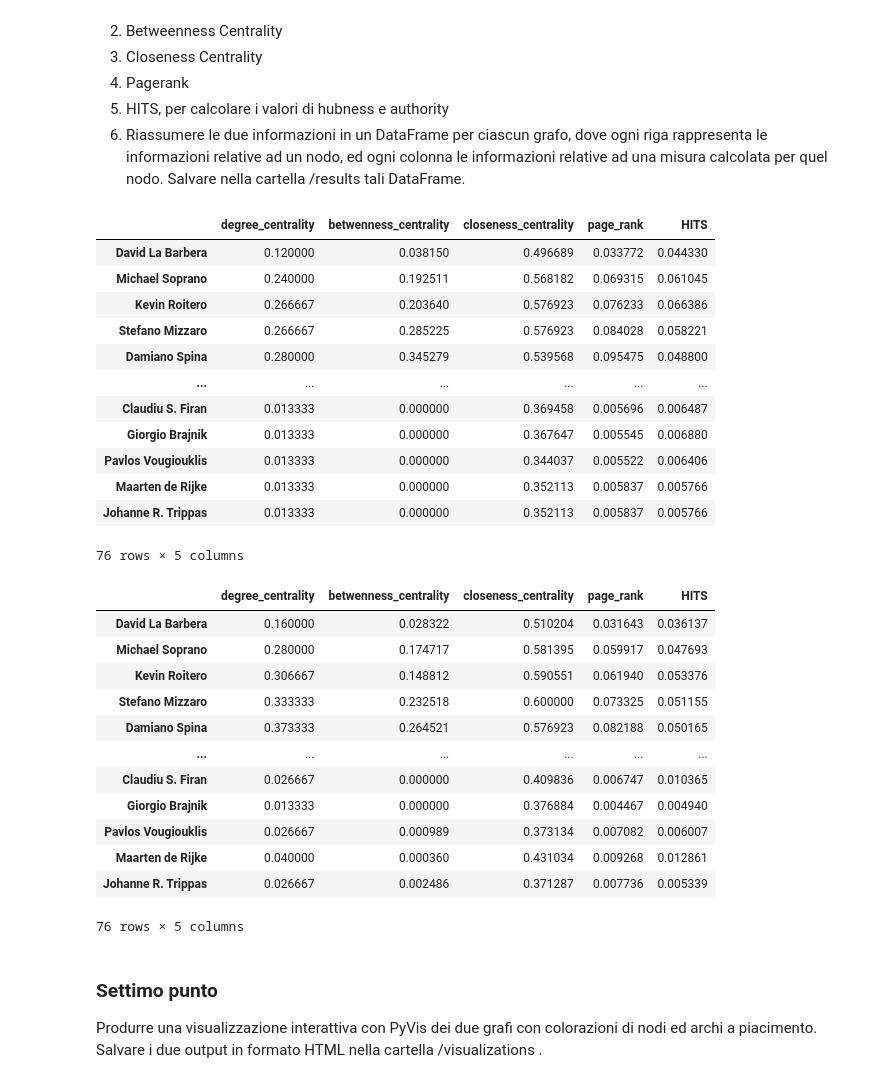
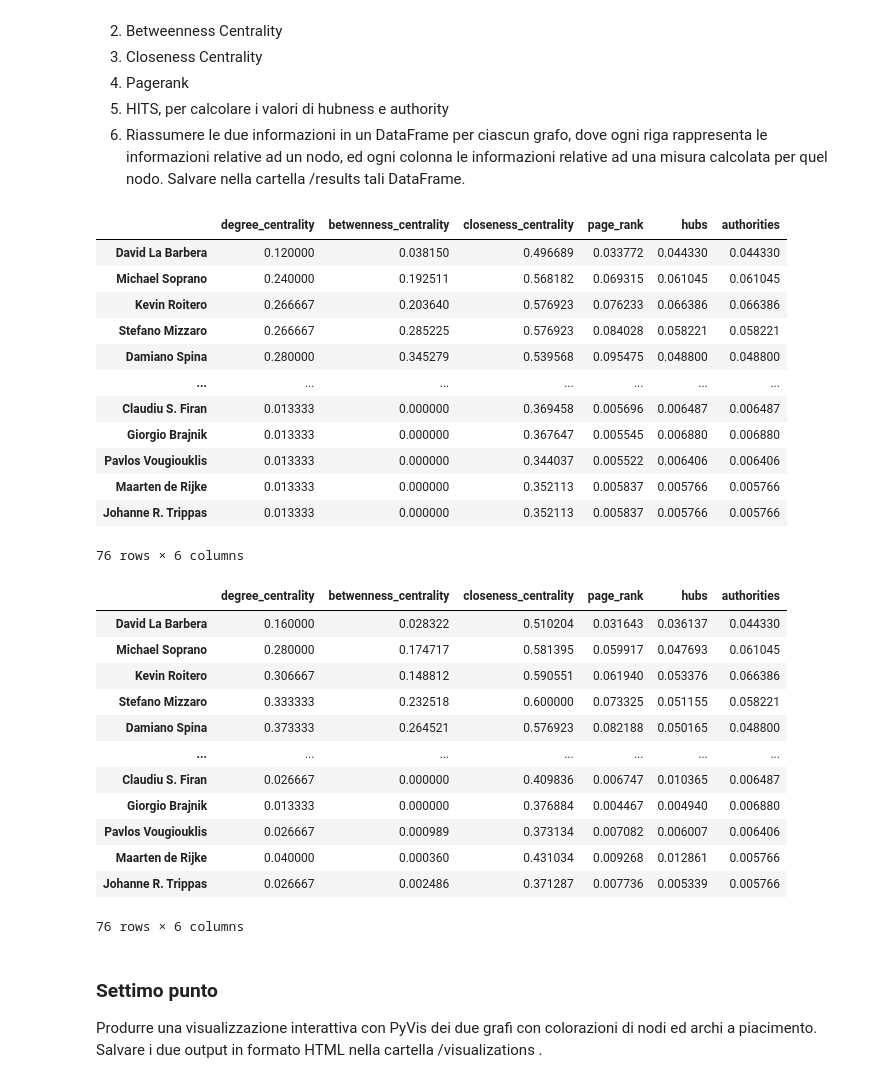
Before and after one commit to TakeOff30/AnalisiGrafoNetworkX, a Jupyter notebook: progetto1_social/progetto_Stevanovic_Fontanini_Zuliani_Bertoli.ipynb, the cells around one changed output. Saved outputs shown, nothing was run; the diff lists cells and outputs as text; code cells hidden in the pictures.

```diff
--- a/progetto1_social/progetto_Stevanovic_Fontanini_Zuliani_Bertoli.ipynb
+++ b/progetto1_social/progetto_Stevanovic_Fontanini_Zuliani_Bertoli.ipynb
@@ -561,53 +524,55 @@ extended_coauthors_page_rank = (nx.pagerank(extended_coauthorship_graph))
 authors_HITS = (nx.hits(author_graph))
 extended_coauthors_HITS = (nx.hits(extended_coauthorship_graph))
 # %%
-#creazione del primo dataframe riguardante i risultati di autor_graph
+#dataframe relativo al grafo author_graph
 first_graph_centralities = pd.DataFrame({
     'degree_centrality': authors_degree_centrality.values(),
     'betwenness_centrality':authors_betwenness_centrality.values(),
     'closeness_centrality':authors_closeness_centrality.values(),
     'page_rank':authors_page_rank.values(),
-    'HITS':authors_HITS[0].values()
+    'hubs':authors_HITS[0].values(),
+    'authorities': authors_HITS[1].values()
 }, index=authors_betwenness_centrality.keys())
 
 display(first_graph_centralities)
 # %% [output]
-|  | degree_centrality | betwenness_centrality | closeness_centrality | page_rank | HITS |
-| David La Barbera | 0.120000 | 0.038150 | 0.496689 | 0.033772 | 0.044330 |
-| Michael Soprano | 0.240000 | 0.192511 | 0.568182 | 0.069315 | 0.061045 |
-| Kevin Roitero | 0.266667 | 0.203640 | 0.576923 | 0.076233 | 0.066386 |
-| Stefano Mizzaro | 0.266667 | 0.285225 | 0.576923 | 0.084028 | 0.058221 |
-| Damiano Spina | 0.280000 | 0.345279 | 0.539568 | 0.095475 | 0.048800 |
-| ... | ... | ... | ... | ... | ... |
-| Claudiu S. Firan | 0.013333 | 0.000000 | 0.369458 | 0.005696 | 0.006487 |
-| Giorgio Brajnik | 0.013333 | 0.000000 | 0.367647 | 0.005545 | 0.006880 |
-| Pavlos Vougiouklis | 0.013333 | 0.000000 | 0.344037 | 0.005522 | 0.006406 |
-| Maarten de Rijke | 0.013333 | 0.000000 | 0.352113 | 0.005837 | 0.005766 |
-| Johanne R. Trippas | 0.013333 | 0.000000 | 0.352113 | 0.005837 | 0.005766 |
+|  | degree_centrality | betwenness_centrality | closeness_centrality | page_rank | hubs | authorities |
+| David La Barbera | 0.120000 | 0.038150 | 0.496689 | 0.033772 | 0.044330 | 0.044330 |
+| Michael Soprano | 0.240000 | 0.192511 | 0.568182 | 0.069315 | 0.061045 | 0.061045 |
+| Kevin Roitero | 0.266667 | 0.203640 | 0.576923 | 0.076233 | 0.066386 | 0.066386 |
+| Stefano Mizzaro | 0.266667 | 0.285225 | 0.576923 | 0.084028 | 0.058221 | 0.058221 |
+| Damiano Spina | 0.280000 | 0.345279 | 0.539568 | 0.095475 | 0.048800 | 0.048800 |
+| ... | ... | ... | ... | ... | ... | ... |
+| Claudiu S. Firan | 0.013333 | 0.000000 | 0.369458 | 0.005696 | 0.006487 | 0.006487 |
+| Giorgio Brajnik | 0.013333 | 0.000000 | 0.367647 | 0.005545 | 0.006880 | 0.006880 |
+| Pavlos Vougiouklis | 0.013333 | 0.000000 | 0.344037 | 0.005522 | 0.006406 | 0.006406 |
+| Maarten de Rijke | 0.013333 | 0.000000 | 0.352113 | 0.005837 | 0.005766 | 0.005766 |
+| Johanne R. Trippas | 0.013333 | 0.000000 | 0.352113 | 0.005837 | 0.005766 | 0.005766 |
-76 rows × 5 columns
+76 rows × 6 columns
 # %%
-#creazione del secondo dataframe riguardanti i risultati di extended_coautorship_graph
+#dataframe relativo al grafo extended_coautorship_graph
 extended_graph_centralities = pd.DataFrame({
     'degree_centrality': extended_coauthors_degree_centrality.values(),
     'betwenness_centrality':extended_coauthors_betweenness_centrality.values(),
     'closeness_centrality':extended_coauthors_closeness_centrality.values(),
     'page_rank':extended_coauthors_page_rank.values(),
-    'HITS':extended_coauthors_HITS[0].values()
+    'hubs':extended_coauthors_HITS[0].values(),
+    'authorities': authors_HITS[1].values()
 }, index=extended_coauthors_betweenness_centrality.keys())
 
 display(extended_graph_centralities)
 # %% [output]
-|  | degree_centrality | betwenness_centrality | closeness_centrality | page_rank | HITS |
-| David La Barbera | 0.160000 | 0.028322 | 0.510204 | 0.031643 | 0.036137 |
-| Michael Soprano | 0.280000 | 0.174717 | 0.581395 | 0.059917 | 0.047693 |
-| Kevin Roitero | 0.306667 | 0.148812 | 0.590551 | 0.061940 | 0.053376 |
-| Stefano Mizzaro | 0.333333 | 0.232518 | 0.600000 | 0.073325 | 0.051155 |
-| Damiano Spina | 0.373333 | 0.264521 | 0.576923 | 0.082188 | 0.050165 |
-| ... | ... | ... | ... | ... | ... |
-| Claudiu S. Firan | 0.026667 | 0.000000 | 0.409836 | 0.006747 | 0.010365 |
-| Giorgio Brajnik | 0.013333 | 0.000000 | 0.376884 | 0.004467 | 0.004940 |
-| Pavlos Vougiouklis | 0.026667 | 0.000989 | 0.373134 | 0.007082 | 0.006007 |
-| Maarten de Rijke | 0.040000 | 0.000360 | 0.431034 | 0.009268 | 0.012861 |
-| Johanne R. Trippas | 0.026667 | 0.002486 | 0.371287 | 0.007736 | 0.005339 |
+|  | degree_centrality | betwenness_centrality | closeness_centrality | page_rank | hubs | authorities |
+| David La Barbera | 0.160000 | 0.028322 | 0.510204 | 0.031643 | 0.036137 | 0.044330 |
+| Michael Soprano | 0.280000 | 0.174717 | 0.581395 | 0.059917 | 0.047693 | 0.061045 |
+| Kevin Roitero | 0.306667 | 0.148812 | 0.590551 | 0.061940 | 0.053376 | 0.066386 |
+| Stefano Mizzaro | 0.333333 | 0.232518 | 0.600000 | 0.073325 | 0.051155 | 0.058221 |
+| Damiano Spina | 0.373333 | 0.264521 | 0.576923 | 0.082188 | 0.050165 | 0.048800 |
+| ... | ... | ... | ... | ... | ... | ... |
+| Claudiu S. Firan | 0.026667 | 0.000000 | 0.409836 | 0.006747 | 0.010365 | 0.006487 |
+| Giorgio Brajnik | 0.013333 | 0.000000 | 0.376884 | 0.004467 | 0.004940 | 0.006880 |
+| Pavlos Vougiouklis | 0.026667 | 0.000989 | 0.373134 | 0.007082 | 0.006007 | 0.006406 |
+| Maarten de Rijke | 0.040000 | 0.000360 | 0.431034 | 0.009268 | 0.012861 | 0.005766 |
+| Johanne R. Trippas | 0.026667 | 0.002486 | 0.371287 | 0.007736 | 0.005339 | 0.005766 |
-76 rows × 5 columns
+76 rows × 6 columns
 # %%
```
Also changed, not shown: parts of 54 cells of this notebook, 3 other files.
